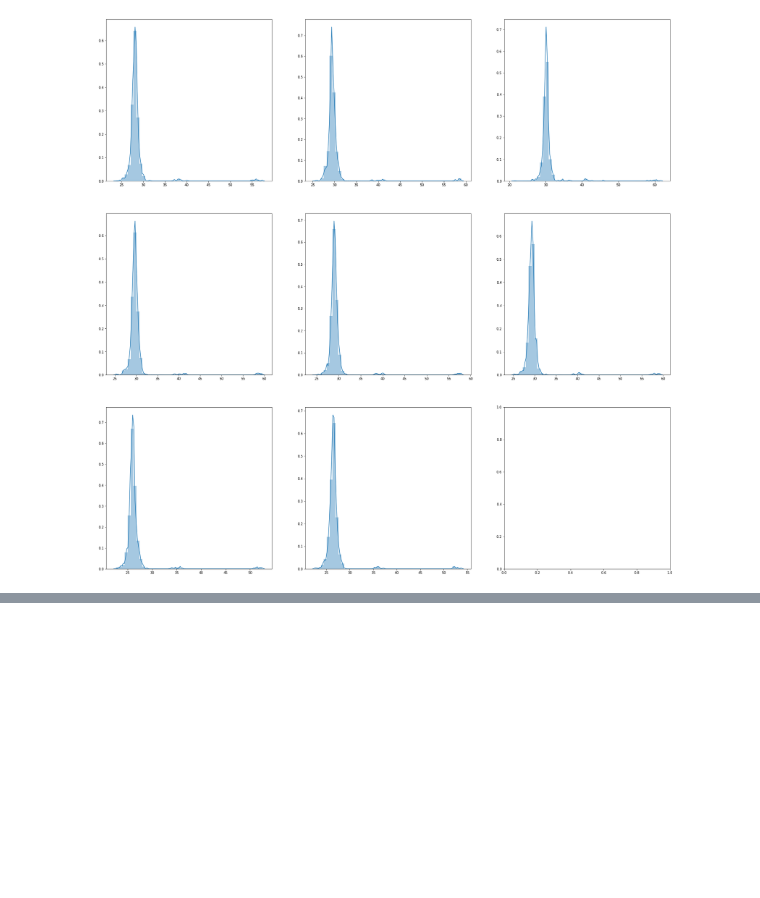
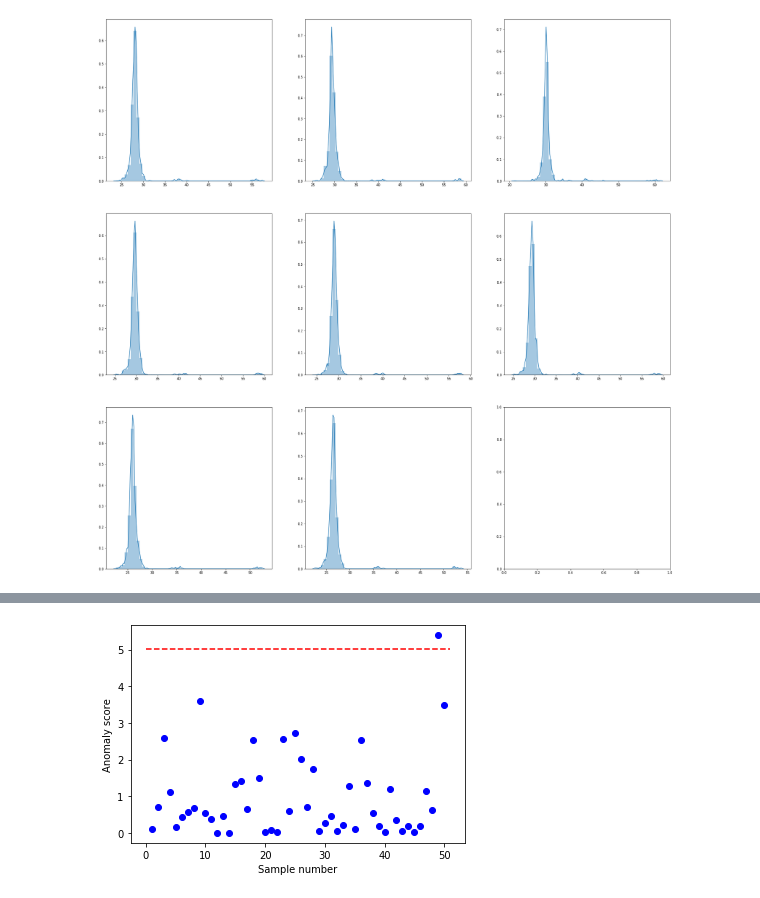
Before and after one commit to yuya-isaka/machine_learning, a Jupyter notebook: NNR/異常検知.ipynb, the cells around one changed output, grey strips where cells are left out. Cells and saved outputs as stored; diff of their text form; code cells hidden in the pictures; blank space fills up the shorter version.

Commit message:
anomaly detection jupyter lab update

```diff
--- a/NNR/異常検知.ipynb
+++ b/NNR/異常検知.ipynb
@@ -356,0 +469,25 @@ plt.show()
+# %%
+# 標本平均
+mn = mean(data)
+
+# 標本分散
+vari = variance(data)
+
+# 異常度
+anomaly_scores = []
+for x in data:
+    anomaly_score = (x - mn)**2 / vari
+    anomaly_scores.append(anomaly_score)
+
+# カイ二乗分布による5%水準の閾値
+threshold = stats.chi2.interval(0.95, 1)[1]
+
+# 結果の描画
+num = np.arange(1, 51)
+plt.plot(num, anomaly_scores, "o", color = "b")
+plt.plot([0,51],[threshold, threshold], 'k-', color = "r", ls = "dashed")
+plt.xlabel("Sample number")
+plt.ylabel("Anomaly score")
+plt.show()
+# %% [output]
+[figure, added]
```
Also changed, not shown: parts of 11 cells of this notebook, 1 other file.
